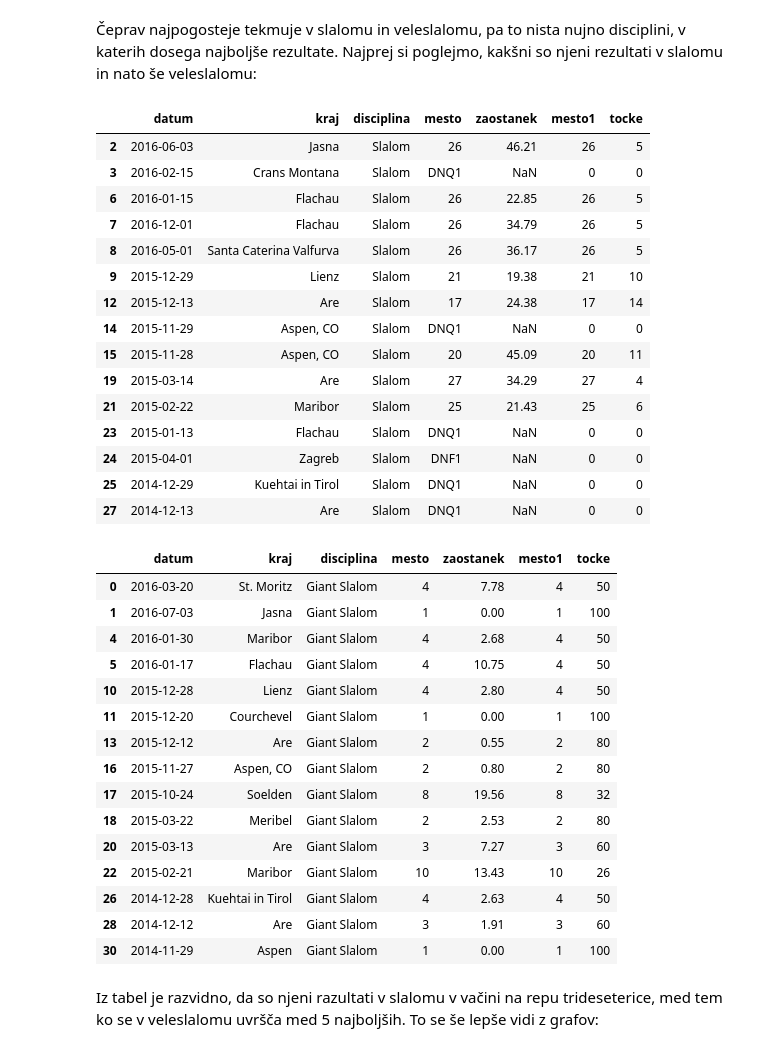
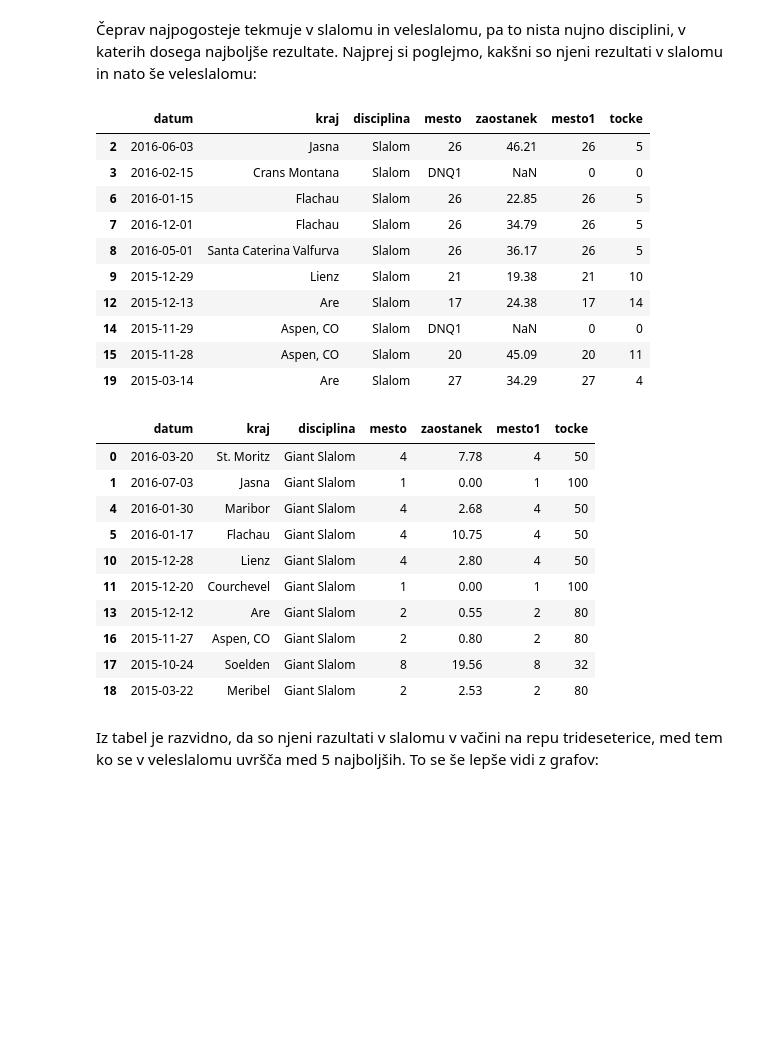
Before and after one commit to ZivaUrbancic/AlpskoSmucanje, a Jupyter notebook: obdelava_podatkov.ipynb, the cells around one changed output. Drawn from its saved outputs; the diff is of its cells as text; code cells hidden in the pictures; blank space fills up the shorter version.

```diff
--- a/obdelava_podatkov.ipynb
+++ b/obdelava_podatkov.ipynb
@@ -43,7 +43,7 @@ smucarji[:10]
 # %% [markdown]
 Nato sem za vsakega od tekmovalcev s strani z njegovimi rezultati (npr. [Eva-Maria Brem](http://data.fis-ski.com/dynamic/athlete-biography.html?sector=AL&listid=&competitorid=94808&type=result&rec_start=0&limit=100)) pobrala podatke o vsaki tekmi: datum, prizorišče, disciplino, uvrstitev, zaostanek.
 # %%
-pot_brem = "C:/Users/Ziva/Documents/AlpineSkiing/csv-datoteke/BREM  Eva-Maria.csv"
+pot_brem = "csv-datoteke/BREM  Eva-Maria.csv"
 brem = pd.read_csv(pot_brem, parse_dates=['datum'])
 # %% [markdown]
 Tabela za Evo-Mario Brem:
@@ -72,6 +84,6 @@ Zato tabeli dodamo nov stolpec __mesto1__, kjer besedilne podatke identificiramo
 # %%
 def pretvori(bes):
-    if bes in ['DNQ1', 'DNF1', 'DSQ2', 'DNS1','DNF2']:
+    if bes in ['DNQ1', 'DNF1', 'DSQ2', 'DNS1','DNF2','DSQ1','DNS2','DNQ2','DNF','DNC1','DSQ','DNS']:
         return 0
     else:
         return int(bes)
@@ -115,3 +102,0 @@ Opomba: mesto1 in tocke bi bilo bolj smiselno dodati v prvotni csv!!!!
-# %%
-brem['tocke'] = brem['mesto'].map(pretvori_2)
-brem[:15]
@@ -134,0 +105,6 @@ brem[:15]
+# %%
+vse['mesto1'] = vse['mesto'].map(pretvori)
+brem['mesto1'] = brem['mesto'].map(pretvori)
+vse['tocke'] = vse['mesto1'].map(pretvori_2)
+brem['tocke'] = brem['mesto1'].map(pretvori_2)
+brem[:5]
@@ -154,27 +151,22 @@ brem['disciplina'].value_counts().plot(kind='pie', figsize=(6,6))
 Čeprav najpogosteje tekmuje v slalomu in veleslalomu, pa to nista nujno disciplini, v katerih dosega najboljše rezultate. Najprej si poglejmo, kakšni so njeni rezultati v slalomu in nato še veleslalomu:
 # %%
 slalom = brem['disciplina'] == 'Slalom'
-brem[slalom][:15]
+brem[slalom][:10]
 # %% [output]
 |  | datum | kraj | disciplina | mesto | zaostanek | mesto1 | tocke |
 | 2 | 2016-06-03 | Jasna | Slalom | 26 | 46.21 | 26 | 5 |
 | 3 | 2016-02-15 | Crans Montana | Slalom | DNQ1 | NaN | 0 | 0 |
 | 6 | 2016-01-15 | Flachau | Slalom | 26 | 22.85 | 26 | 5 |
 | 7 | 2016-12-01 | Flachau | Slalom | 26 | 34.79 | 26 | 5 |
 | 8 | 2016-05-01 | Santa Caterina Valfurva | Slalom | 26 | 36.17 | 26 | 5 |
 | 9 | 2015-12-29 | Lienz | Slalom | 21 | 19.38 | 21 | 10 |
 | 12 | 2015-12-13 | Are | Slalom | 17 | 24.38 | 17 | 14 |
 | 14 | 2015-11-29 | Aspen, CO | Slalom | DNQ1 | NaN | 0 | 0 |
 | 15 | 2015-11-28 | Aspen, CO | Slalom | 20 | 45.09 | 20 | 11 |
 | 19 | 2015-03-14 | Are | Slalom | 27 | 34.29 | 27 | 4 |
-| 21 | 2015-02-22 | Maribor | Slalom | 25 | 21.43 | 25 | 6 |
-| 23 | 2015-01-13 | Flachau | Slalom | DNQ1 | NaN | 0 | 0 |
-| 24 | 2015-04-01 | Zagreb | Slalom | DNF1 | NaN | 0 | 0 |
-| 25 | 2014-12-29 | Kuehtai in Tirol | Slalom | DNQ1 | NaN | 0 | 0 |
-| 27 | 2014-12-13 | Are | Slalom | DNQ1 | NaN | 0 | 0 |
 # %%
 veleslalom = brem['disciplina'] == 'Giant Slalom'
-brem[veleslalom][:15]
+brem[veleslalom][:10]
 # %% [output]
 |  | datum | kraj | disciplina | mesto | zaostanek | mesto1 | tocke |
 | 0 | 2016-03-20 | St. Moritz | Giant Slalom | 4 | 7.78 | 4 | 50 |
@@ -187,11 +179,6 @@ brem[veleslalom][:15]
 | 16 | 2015-11-27 | Aspen, CO | Giant Slalom | 2 | 0.80 | 2 | 80 |
 | 17 | 2015-10-24 | Soelden | Giant Slalom | 8 | 19.56 | 8 | 32 |
 | 18 | 2015-03-22 | Meribel | Giant Slalom | 2 | 2.53 | 2 | 80 |
-| 20 | 2015-03-13 | Are | Giant Slalom | 3 | 7.27 | 3 | 60 |
-| 22 | 2015-02-21 | Maribor | Giant Slalom | 10 | 13.43 | 10 | 26 |
-| 26 | 2014-12-28 | Kuehtai in Tirol | Giant Slalom | 4 | 2.63 | 4 | 50 |
-| 28 | 2014-12-12 | Are | Giant Slalom | 3 | 1.91 | 3 | 60 |
-| 30 | 2014-11-29 | Aspen | Giant Slalom | 1 | 0.00 | 1 | 100 |
 # %% [markdown]
 Iz tabel je razvidno, da so njeni razultati v slalomu v vačini na repu trideseterice, med tem ko se v veleslalomu uvršča med 5 najboljših. To se še lepše vidi z grafov:
 # %%
```
Also changed, not shown: parts of 64 cells of this notebook, 2 other files.
